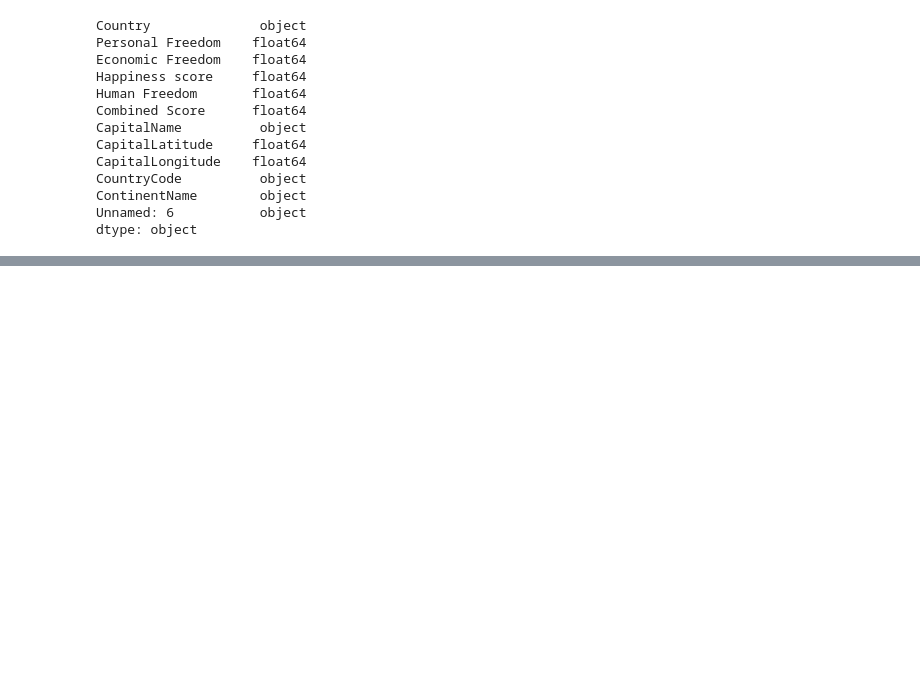
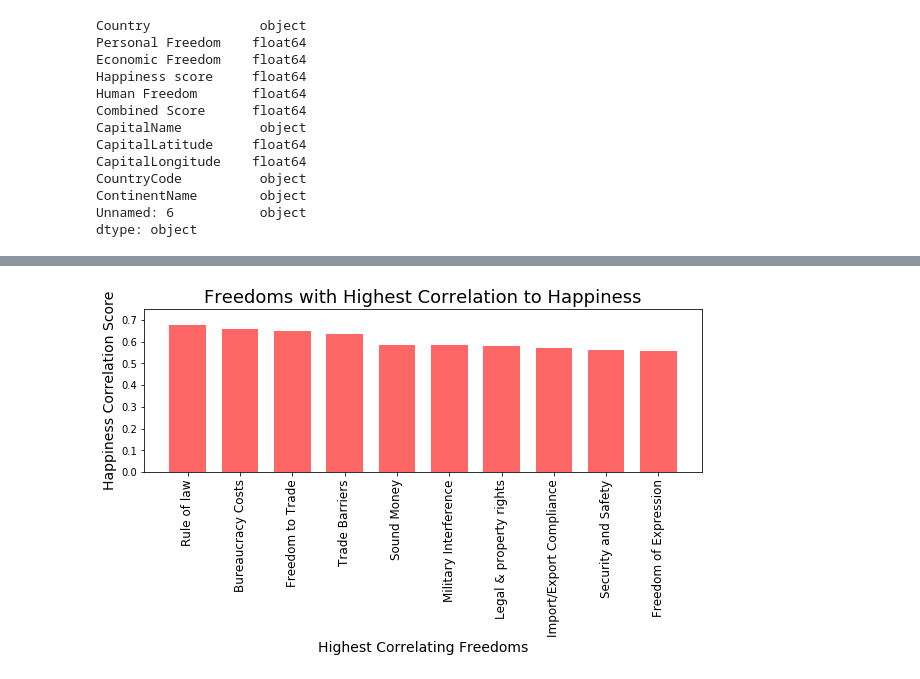
Before and after one commit to Faedra/Freedom-and-Happiness, a Jupyter notebook: thefunstuff/shannon_working_notebook.ipynb, the cells around one changed output, grey strips where cells are left out. Cells and saved outputs as stored; diff of their text form; code cells hidden in the pictures; blank space fills up the shorter version.

```diff
--- a/thefunstuff/shannon_working_notebook.ipynb
+++ b/thefunstuff/shannon_working_notebook.ipynb
@@ -273,0 +250,48 @@ fig
+# %%
+# Chart highest correlating freedoms
+# y-axis:
+users = [13000, 26000, 52000, 30000, 9000]
+users = [0.674790,
+         0.655803,
+         0.647011,
+         0.633812,
+         0.585567,
+         0.585315,
+         0.581422,
+         0.569279,
+         0.559996,
+         0.558508]
+
+x_axis = np.arange(len(users))
+
+plt.bar(
+    x_axis,
+    users,
+    color='r',
+    alpha=0.6,
+    width=.7,
+    align="center")
+
+plt.xticks(x_axis, ["Rule of law",
+    "Bureaucracy Costs",
+    "Freedom to Trade",
+    "Trade Barriers",
+    "Sound Money",
+    "Military Interference",
+    "Legal & property rights",
+    "Import/Export Compliance",
+    "Security and Safety",
+    "Freedom of Expression"])
+
+# plt.xlim(-0.7, len(x_axis)-0.3)
+plt.ylim(0, 0.75)
+
+plt.title("Freedoms with Highest Correlation to Happiness", fontsize=18)
+plt.xlabel("Highest Correlating Freedoms", fontsize=14)
+plt.ylabel("Happiness Correlation Score", fontsize=14)
+plt.xticks(rotation="vertical", fontsize=12)
+plt.rcParams["figure.figsize"] = (20, 3)
+plt.savefig("q3_freedom_correlations.png")
+plt.show()
+# %% [output]
+[figure, added]
```
Also changed, not shown: parts of 12 cells of this notebook.
